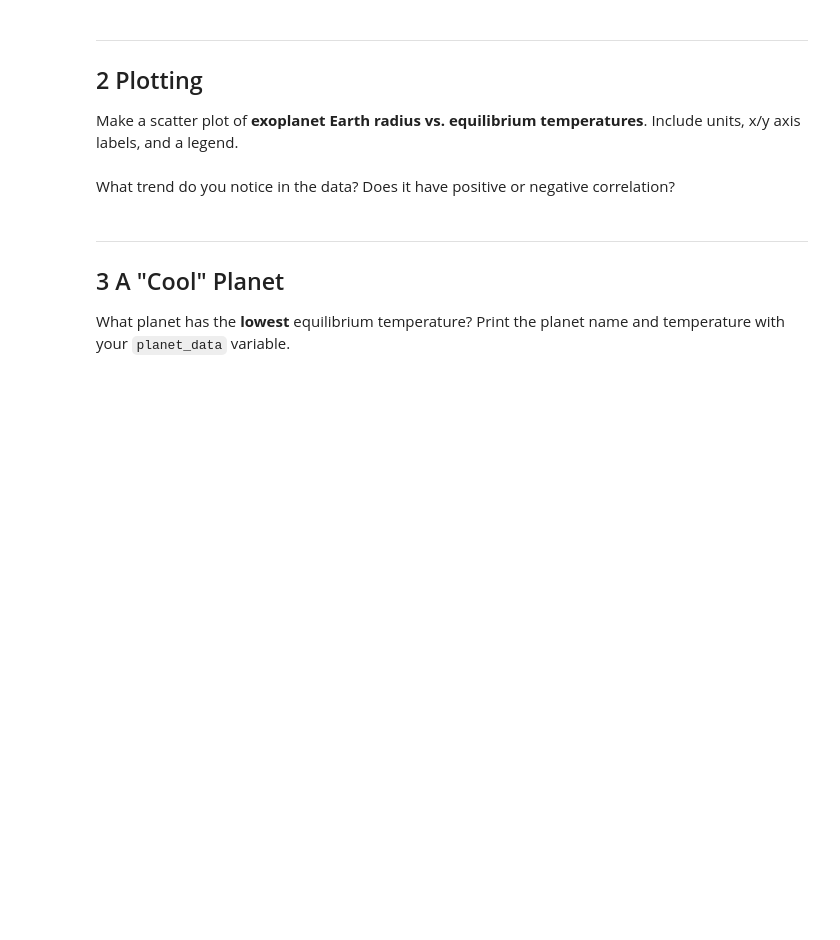
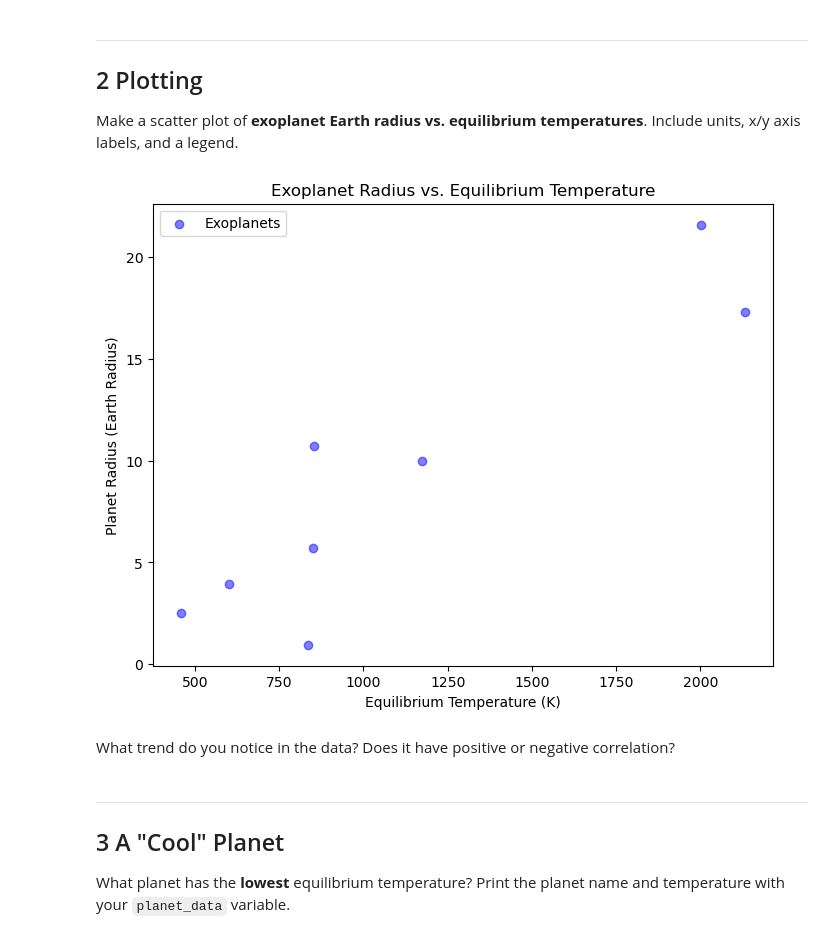
Before and after one commit to ajhpark316/ulab_Andrew, a Jupyter notebook: homework12/hw12.ipynb, the cells around one changed output. Drawn from its saved outputs; the diff is of its cells as text; code cells hidden in the pictures; blank space fills up the shorter version.

```diff
--- a/homework12/hw12.ipynb
+++ b/homework12/hw12.ipynb
@@ -94,6 +140,24 @@ Print your new `planet_data` variable.
 Make a scatter plot of **exoplanet Earth radius vs. equilibrium temperatures**. Include units, x/y axis labels, and a legend.
 # %%
 # Your code here
+import matplotlib.pyplot as plt
+
+df = pd.read_csv('exoplanet_data.csv')
+
+# x and y axis
+x = df['pl_eqt']  # Equilibrium temperature (Kelvin)
+y = df['pl_rade']  # Planet radius (Earth radius)
+
+# Plotting
+plt.figure(figsize=(8, 6))
+plt.scatter(x, y, alpha=0.5, color='b', label="Exoplanets")
+plt.xlabel("Equilibrium Temperature (K)")
+plt.ylabel("Planet Radius (Earth Radius)")
+plt.title("Exoplanet Radius vs. Equilibrium Temperature")
+plt.legend()
+plt.show()
+# %% [output]
+[figure, added]
 # %% [markdown]
 What trend do you notice in the data? Does it have positive or negative correlation?
 # %%
```
Also changed, not shown: parts of 19 cells of this notebook, 2 other files.
